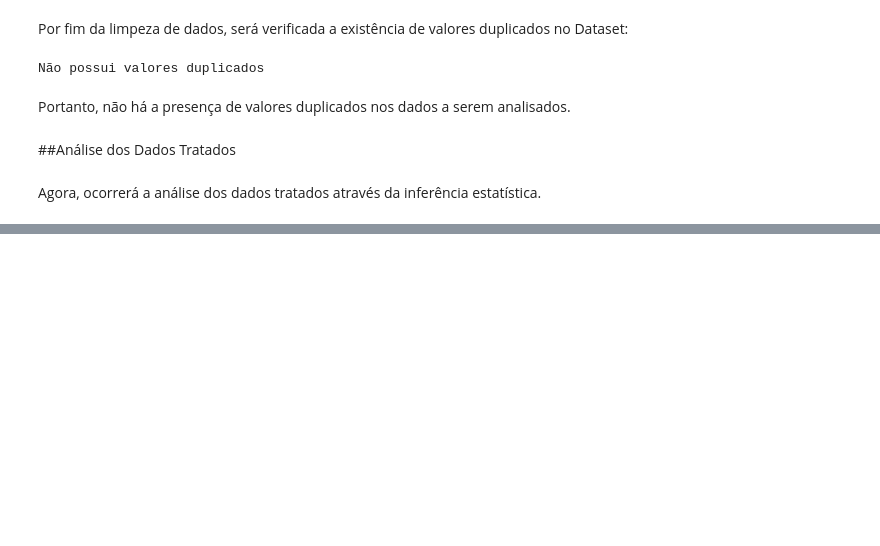
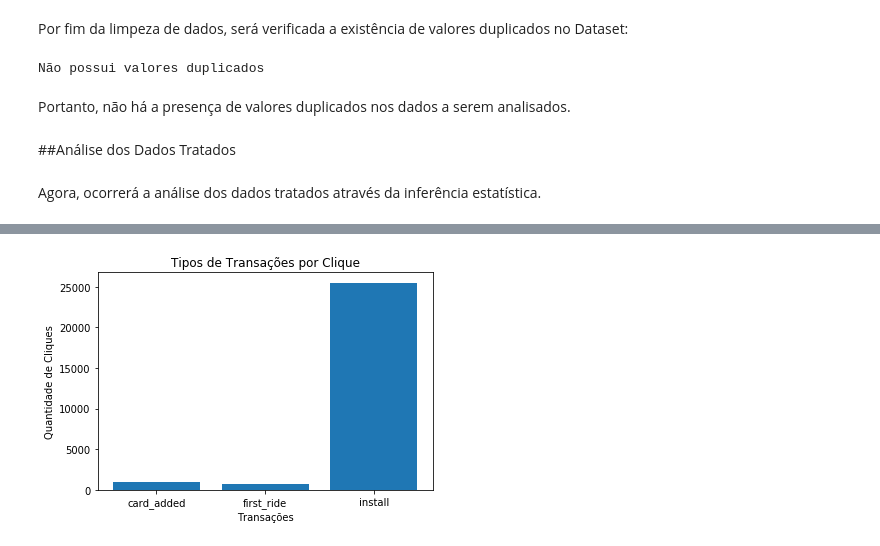
Before and after one commit to GinLuc/Case-Data-Analytics-Intern---RankMyApp, a Jupyter notebook: Analise_9CaBer_RankMyApp.ipynb, the cells around one changed output, grey strips where cells are left out. Drawn from its saved outputs; the diff is of its cells as text; code cells hidden in the pictures; blank space fills up the shorter version.

```diff
--- a/Analise_9CaBer_RankMyApp.ipynb
+++ b/Analise_9CaBer_RankMyApp.ipynb
@@ -256,0 +349,9 @@ Inicialmente será analisado os dados do atributo **Traffic Source ID**, sendo a
+# %%
+#Criação do gráfico de Tipos de Transações por Cliques
+transaction = taxi_app.groupby(["Transaction ID"])["Click ID"].count()
+pt.bar(transaction.keys(), transaction.get_values());
+pt.title("Tipos de Transações por Clique");
+pt.xlabel("Transações");
+pt.ylabel("Quantidade de Cliques");
+# %% [output]
+[figure, added]
```
Also changed, not shown: parts of 26 cells of this notebook.
